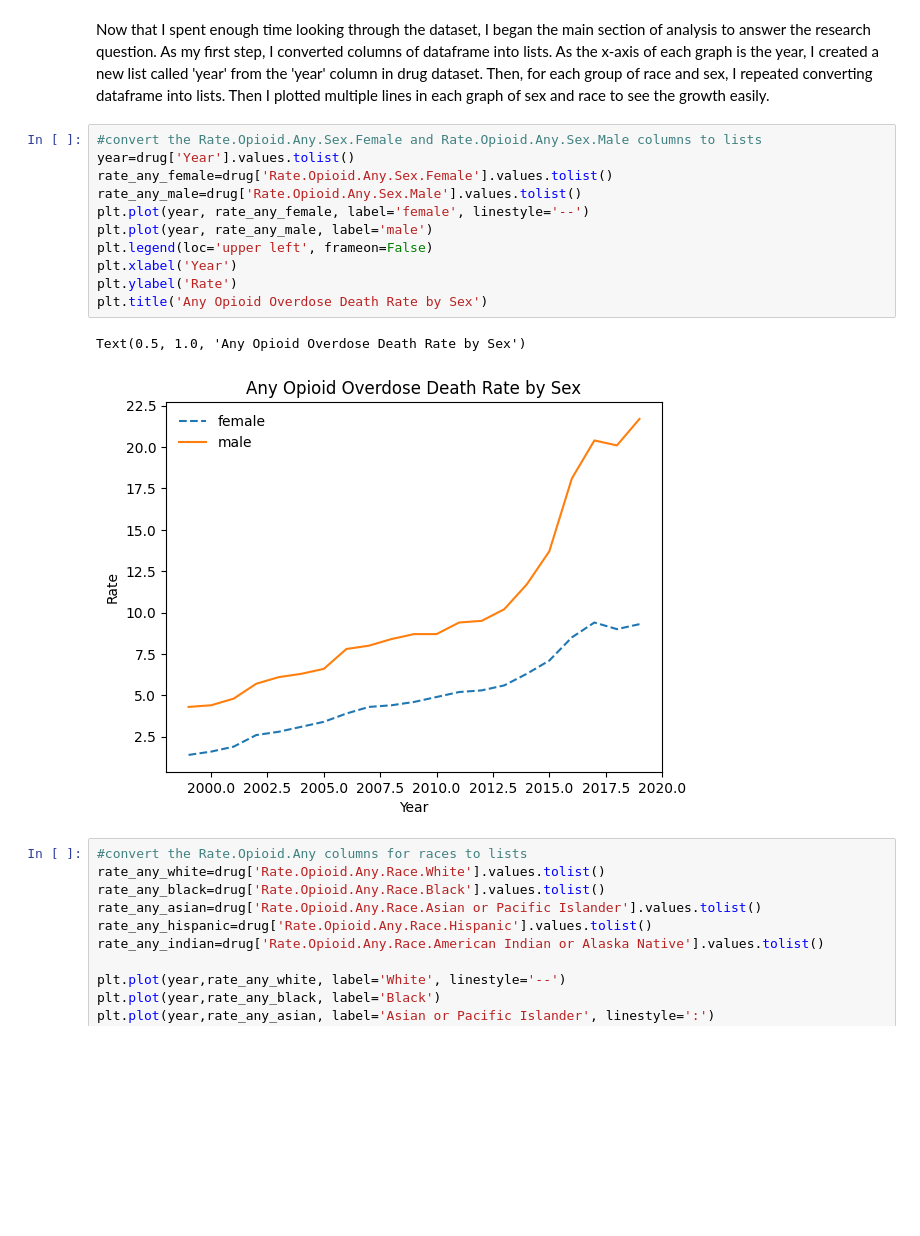
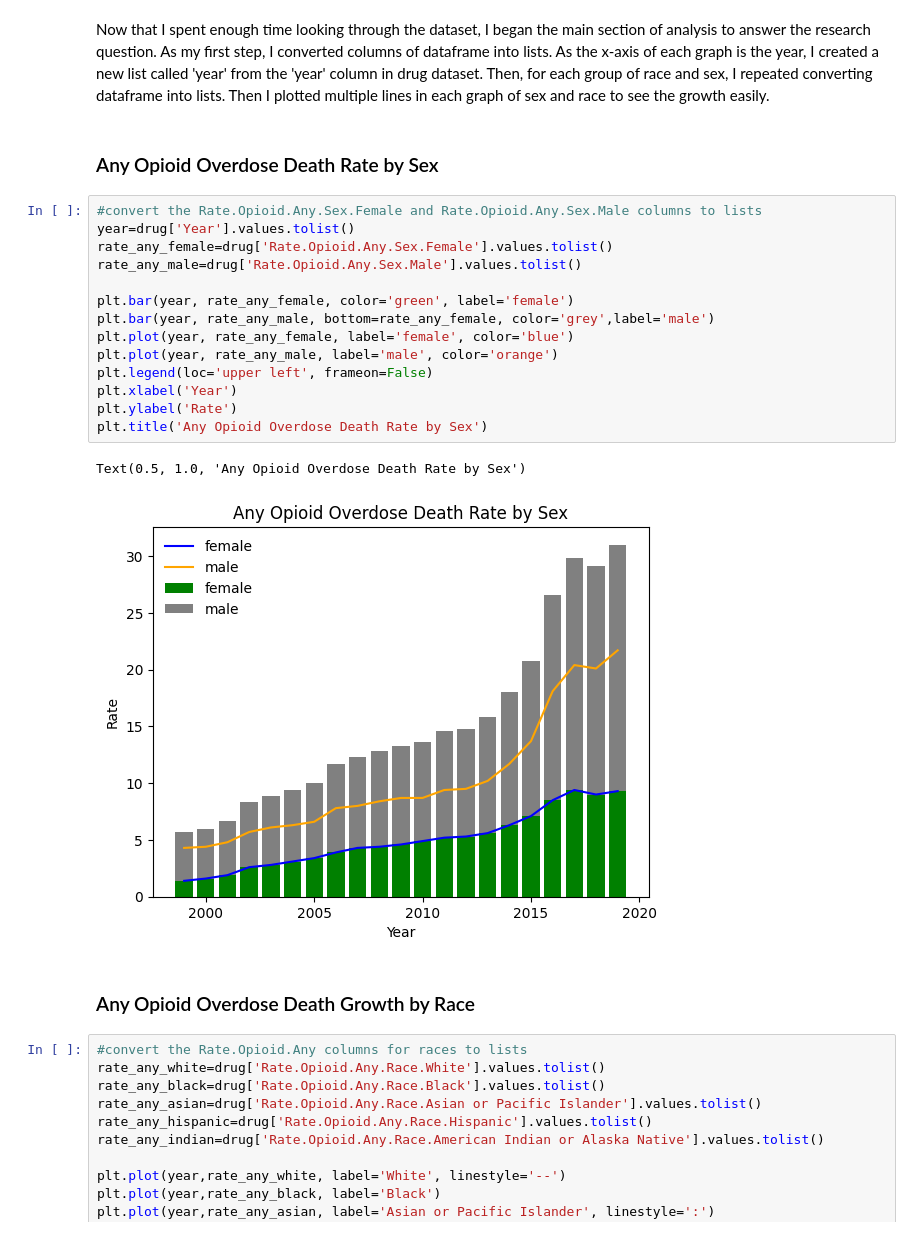
Before and after one commit to mrhee99/opioid, a Jupyter notebook: opioid.ipynb, the cells around one changed output. Drawn from its saved outputs; the diff is of its cells as text; blank space fills up the shorter version.

```diff
--- a/opioid.ipynb
+++ b/opioid.ipynb
@@ -149,20 +149,27 @@ Text(0.5, 1.0, 'Number of Overdose Deaths: Cocaine')
 ## III. Results
 # %% [markdown]
 Now that I spent enough time looking through the dataset, I began the main section of analysis to answer the research question. As my first step, I converted columns of dataframe into lists. As the x-axis of each graph is the year, I created a new list called 'year' from the 'year' column in drug dataset. Then, for each group of race and sex, I repeated converting dataframe into lists. Then I plotted multiple lines in each graph of sex and race to see the growth easily.
+# %% [markdown]
+### Any Opioid Overdose Death Rate by Sex
 # %%
 #convert the Rate.Opioid.Any.Sex.Female and Rate.Opioid.Any.Sex.Male columns to lists
 year=drug['Year'].values.tolist()
 rate_any_female=drug['Rate.Opioid.Any.Sex.Female'].values.tolist()
 rate_any_male=drug['Rate.Opioid.Any.Sex.Male'].values.tolist()
-plt.plot(year, rate_any_female, label='female', linestyle='--')
-plt.plot(year, rate_any_male, label='male')
+
+plt.bar(year, rate_any_female, color='green', label='female')
+plt.bar(year, rate_any_male, bottom=rate_any_female, color='grey',label='male')
+plt.plot(year, rate_any_female, label='female', color='blue')
+plt.plot(year, rate_any_male, label='male', color='orange')
 plt.legend(loc='upper left', frameon=False)
 plt.xlabel('Year')
 plt.ylabel('Rate')
 plt.title('Any Opioid Overdose Death Rate by Sex')
 # %% [output]
 Text(0.5, 1.0, 'Any Opioid Overdose Death Rate by Sex')
-[figure, old version]
+[figure, new version]
+# %% [markdown]
+### Any Opioid Overdose Death Growth by Race
 # %%
 #convert the Rate.Opioid.Any columns for races to lists
 rate_any_white=drug['Rate.Opioid.Any.Race.White'].values.tolist()
```
Also changed, not shown: parts of 40 cells of this notebook.
